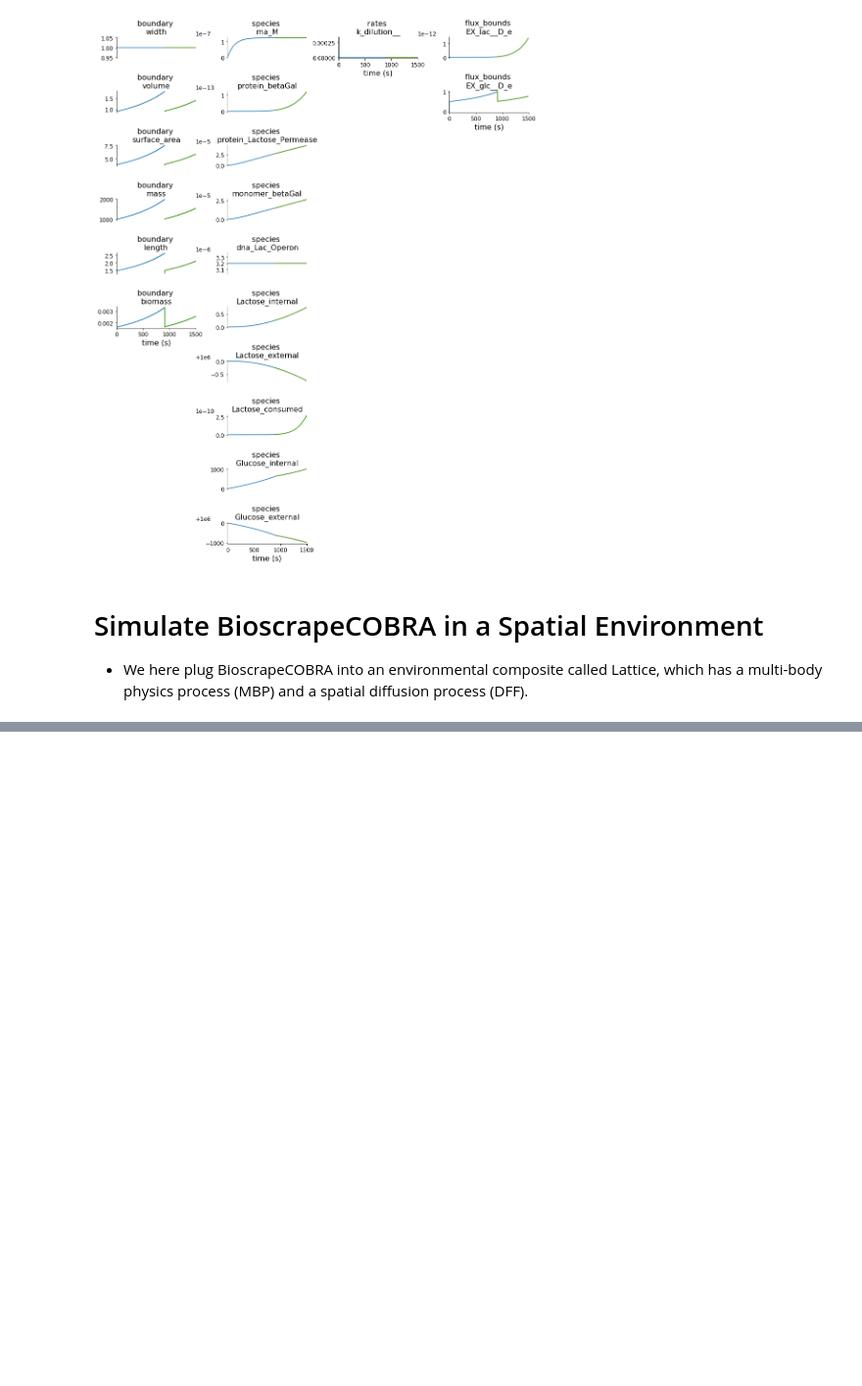
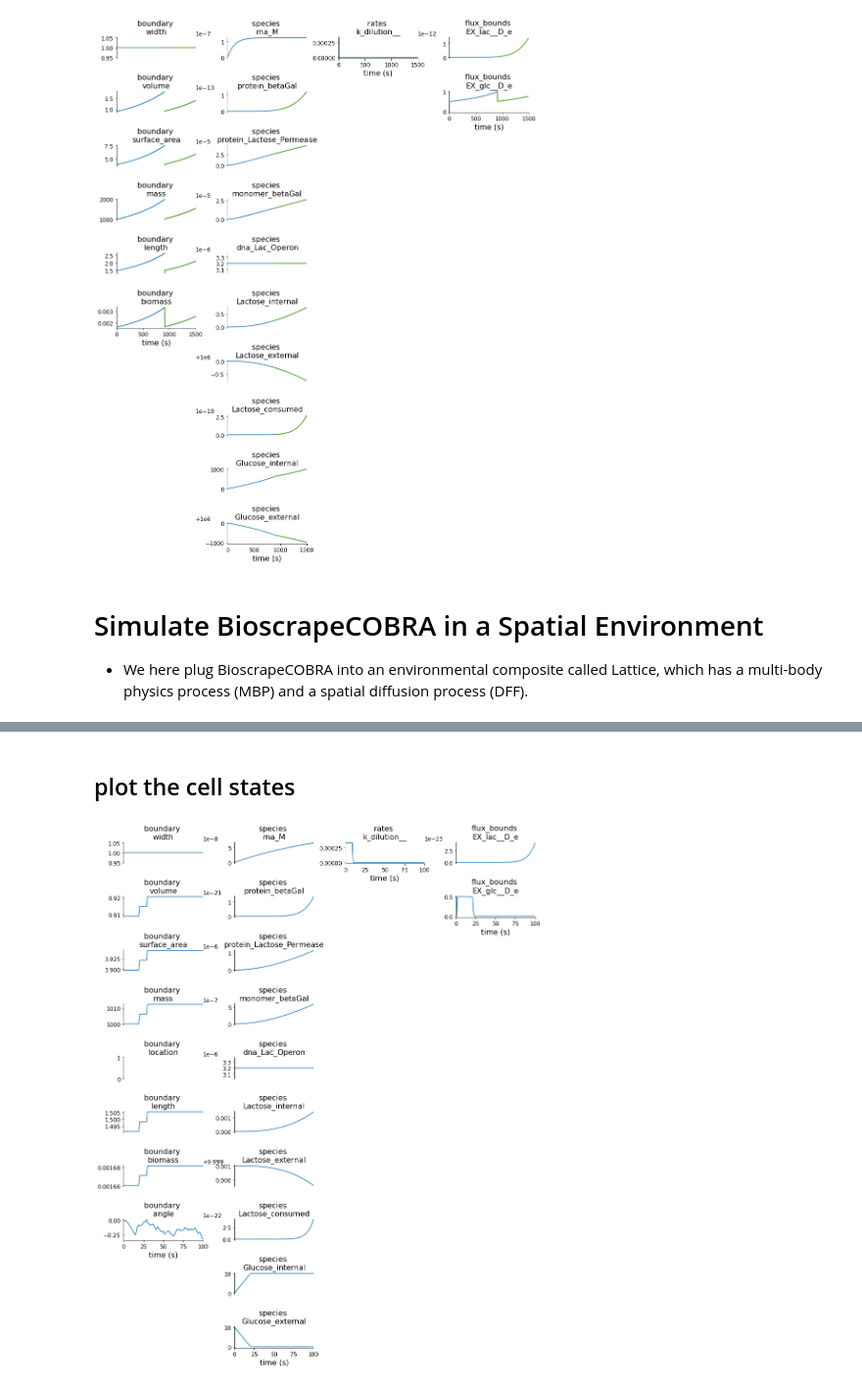
Before and after one commit to vivarium-collective/vivarium-notebooks, a Jupyter notebook: lac_operon/bioscrape-cobra-stochastic-refactoring.ipynb, the cells around one changed output, grey strips where cells are left out. Shown at 98% size. Drawn from its saved outputs; the diff is of its cells as text; code cells hidden in the pictures; blank space fills up the shorter version.

Commit message:
spatial env working in notebook

```diff
--- a/lac_operon/bioscrape-cobra-stochastic-refactoring.ipynb
+++ b/lac_operon/bioscrape-cobra-stochastic-refactoring.ipynb
@@ -1050,0 +1058,15 @@ agents, fields = format_snapshot_data(spatial_data)
+# %% [markdown]
+## plot the cell states
+# %%
+spatial_output = spatial_experiment.emitter.get_data_unitless()
+
+# multigen plots
+plot_settings = {
+    'skip_paths': [
+        ('external',),
+        ('internal_counts',),
+    ],
+    'remove_zeros': True}
+fig1 = plot_agents_multigen(spatial_output, plot_settings)
+# %% [output]
+[figure, added]
```
Also changed, not shown: parts of 10 cells of this notebook, 1 other file.
